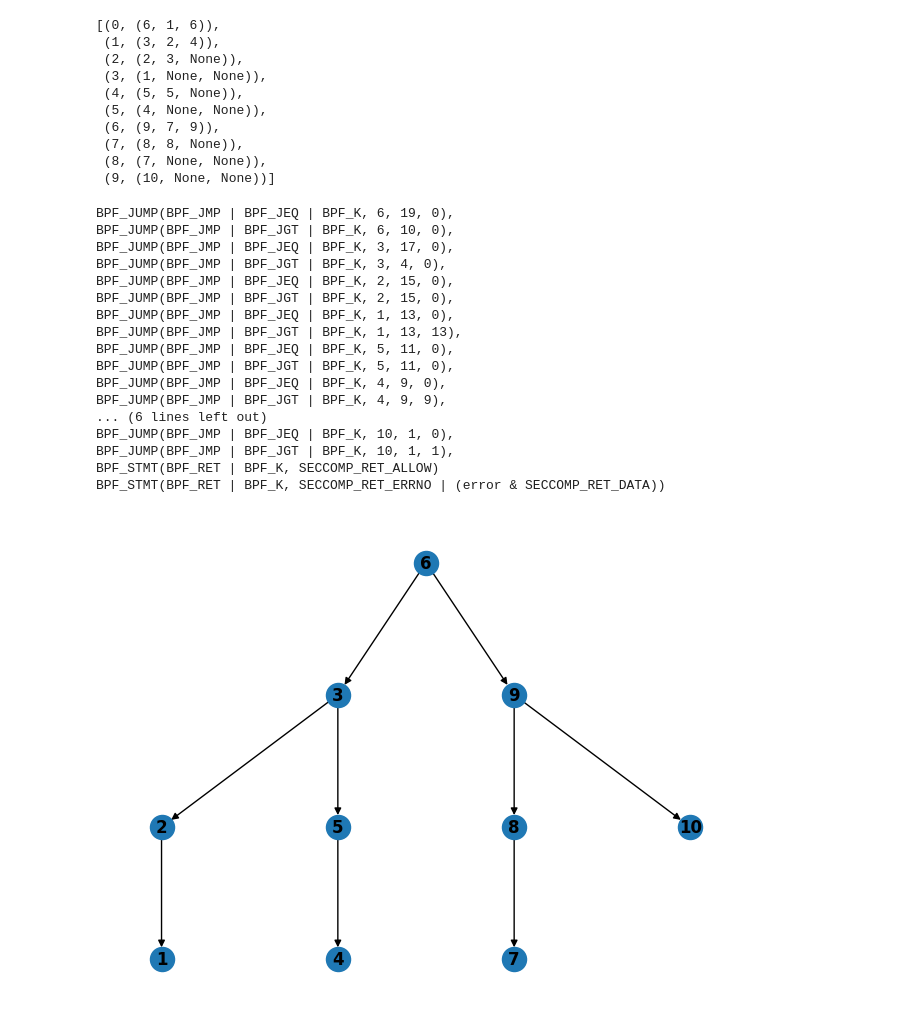
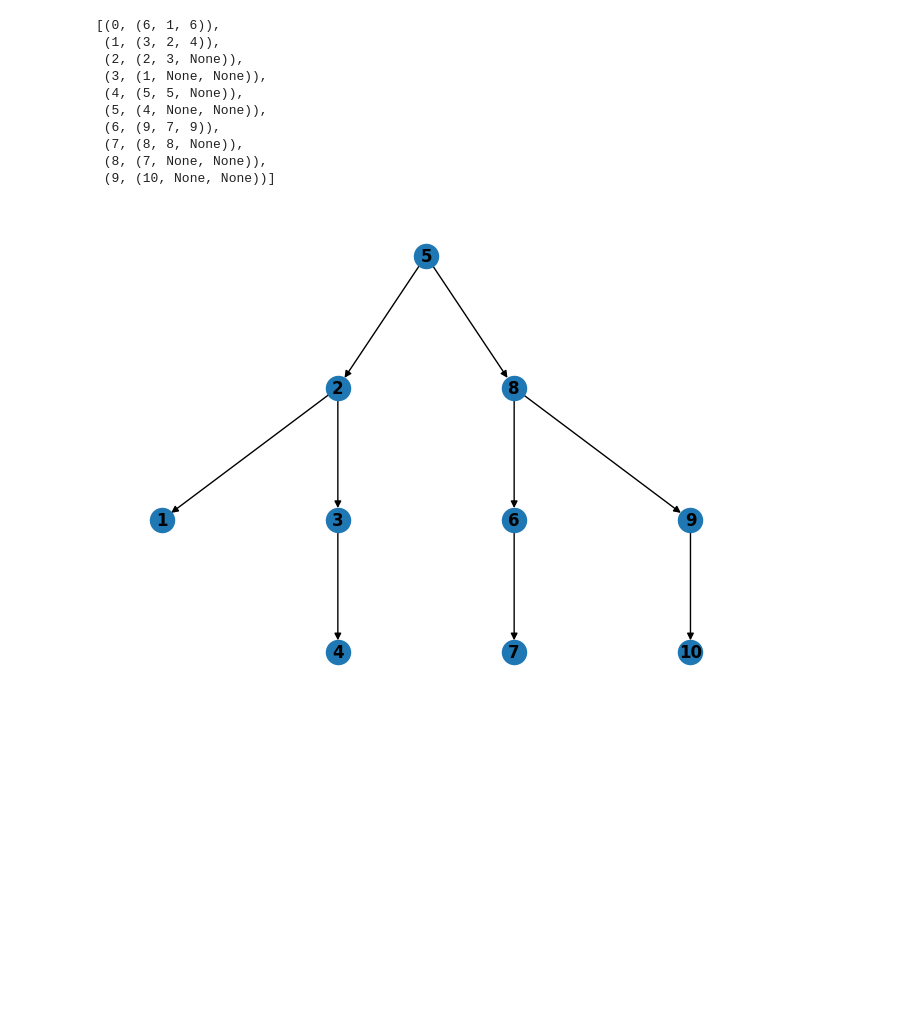
Before and after one commit to 9r0x/syscalls, a Jupyter notebook: generate_bpf.ipynb, the cells around one changed output. Cells and saved outputs as stored; diff of their text form; code cells hidden in the pictures; blank space fills up the shorter version.

```diff
--- a/generate_bpf.ipynb
+++ b/generate_bpf.ipynb
@@ -80,53 +80,36 @@ def generate_bpf(allowed):
 import networkx as nx
 #import pydot
 from networkx.drawing.nx_pydot import graphviz_layout
 
 edges = []
 def avl_edges(lst):
     """
     Returns the root, side effect is to populate the directed edges list
     """
     if not lst: return
     if len(lst) == 1: return lst[0]
-    children_left = len(lst) // 2
+    children_left = (len(lst) -1) // 2
 
     left_lst = lst[:children_left]
     right_lst = lst[children_left + 1:]
 
     parent = lst[children_left]
     if (left := avl_edges(left_lst)) is not None:
         edges.append((parent, left))
     if (right := avl_edges(right_lst)) is not None:
         edges.append((parent, right))
     return parent
 
 avl_edges([1, 2, 3, 4, 5, 6, 7, 8, 9, 10])
 
 G = nx.DiGraph()
 G.add_edges_from(edges)
 pos = graphviz_layout(G, prog="dot")
 nx.draw(G, pos, with_labels=True, font_weight='bold')
 
-generate_bpf([1, 2, 3, 4, 5, 6, 7, 8, 9, 10])
+#generate_bpf([1, 2, 3, 4, 5, 6, 7, 8, 9, 10])
 # %% [output]
-BPF_JUMP(BPF_JMP | BPF_JEQ | BPF_K, 6, 19, 0),
-BPF_JUMP(BPF_JMP | BPF_JGT | BPF_K, 6, 10, 0),
-BPF_JUMP(BPF_JMP | BPF_JEQ | BPF_K, 3, 17, 0),
-BPF_JUMP(BPF_JMP | BPF_JGT | BPF_K, 3, 4, 0),
-BPF_JUMP(BPF_JMP | BPF_JEQ | BPF_K, 2, 15, 0),
-BPF_JUMP(BPF_JMP | BPF_JGT | BPF_K, 2, 15, 0),
-BPF_JUMP(BPF_JMP | BPF_JEQ | BPF_K, 1, 13, 0),
-BPF_JUMP(BPF_JMP | BPF_JGT | BPF_K, 1, 13, 13),
-BPF_JUMP(BPF_JMP | BPF_JEQ | BPF_K, 5, 11, 0),
-BPF_JUMP(BPF_JMP | BPF_JGT | BPF_K, 5, 11, 0),
-BPF_JUMP(BPF_JMP | BPF_JEQ | BPF_K, 4, 9, 0),
-BPF_JUMP(BPF_JMP | BPF_JGT | BPF_K, 4, 9, 9),
-... (6 lines left out)
-BPF_JUMP(BPF_JMP | BPF_JEQ | BPF_K, 10, 1, 0),
-BPF_JUMP(BPF_JMP | BPF_JGT | BPF_K, 10, 1, 1),
-BPF_STMT(BPF_RET | BPF_K, SECCOMP_RET_ALLOW)
-BPF_STMT(BPF_RET | BPF_K, SECCOMP_RET_ERRNO | (error & SECCOMP_RET_DATA))
-[figure, old version]
+[figure, new version]
 # %%
 calls = [
     0, 1, 3, 4, 5, 6, 7, 8, 9, 10, 11, 12, 13, 14, 15, 16, 20, 24, 25, 28, 32,
```
Also changed, not shown: parts of 1 cell of this notebook, 3 other files.
